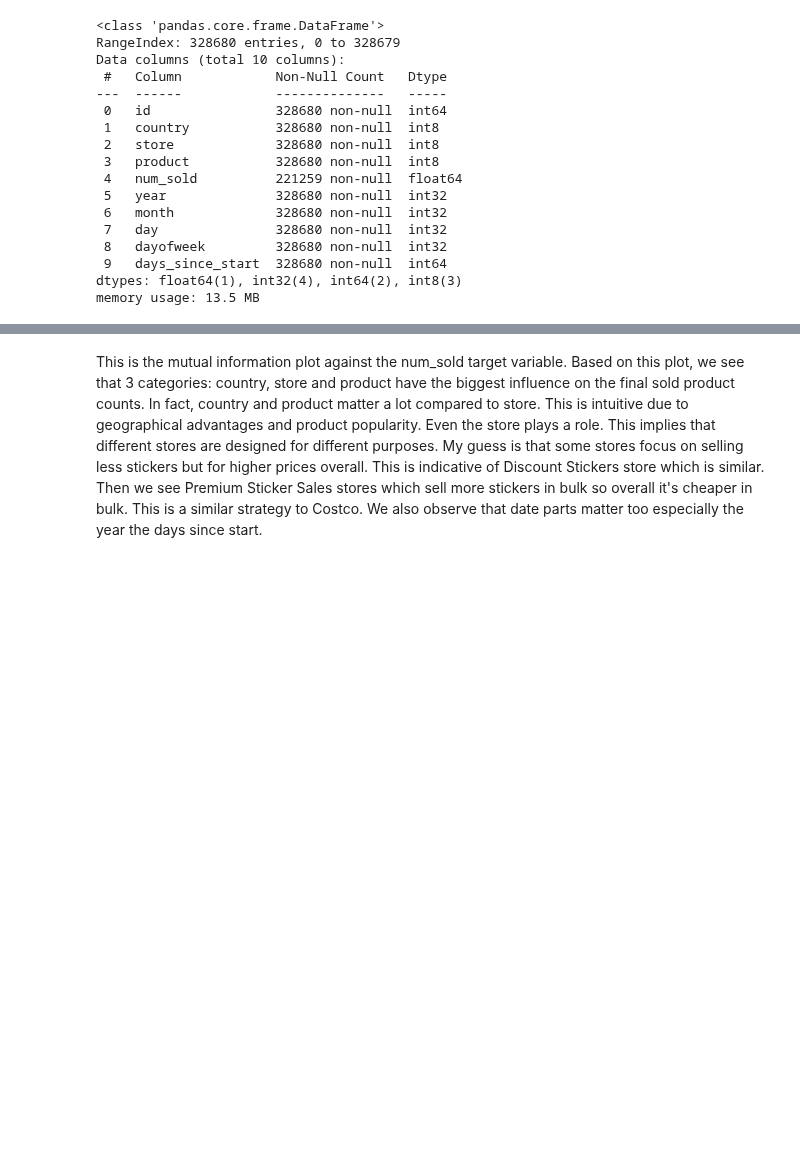
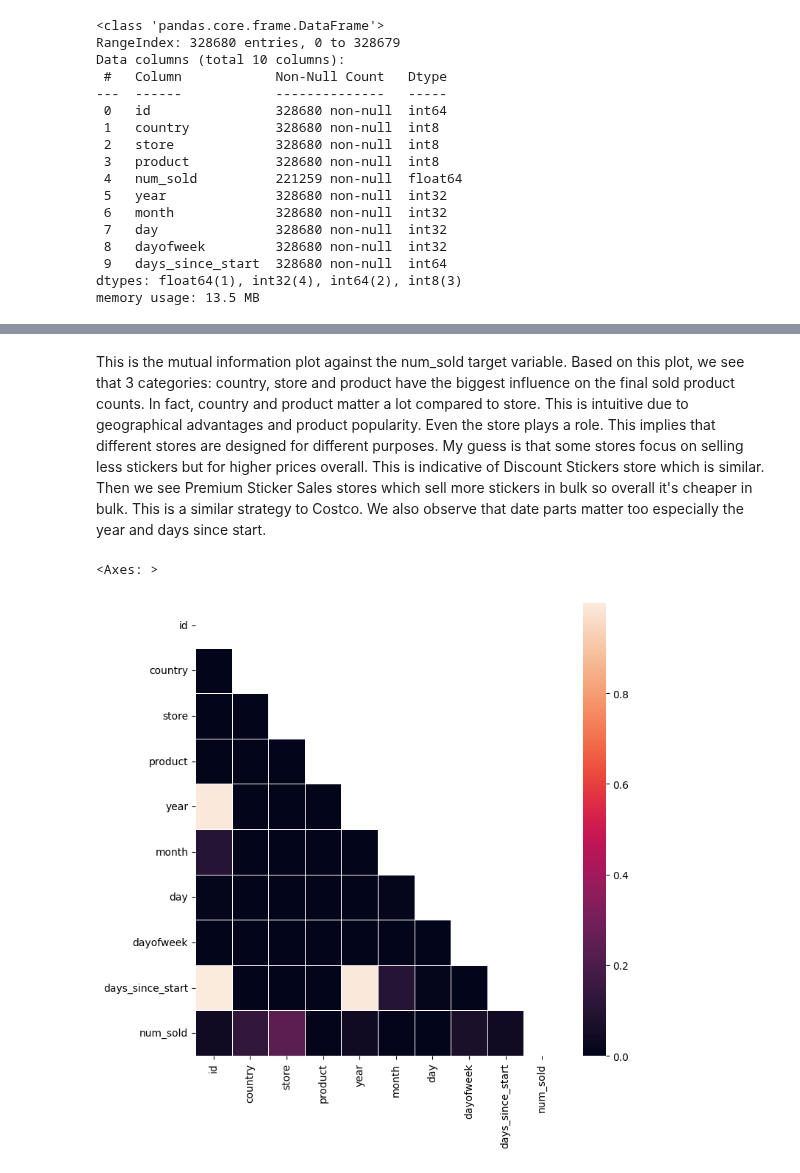
Before and after one commit to LoneCoder21/Kaggle-Notebooks, a Jupyter notebook: Regression/Forecasting Sticker Sales/eda.ipynb, the cells around one changed output, grey strips where cells are left out. Saved outputs shown, nothing was run; the diff lists cells and outputs as text; code cells hidden in the pictures; blank space fills up the shorter version.

```diff
--- a/Regression/Forecasting Sticker Sales/eda.ipynb
+++ b/Regression/Forecasting Sticker Sales/eda.ipynb
@@ -242,2 +249,16 @@ Text(0.5, 1.0, 'Mutual Information vs. Target')
 # %% [markdown]
-This is the mutual information plot against the num_sold target variable. Based on this plot, we see that 3 categories: country, store and product have the biggest influence on the final sold product counts. In fact, country and product matter a lot compared to store. This is intuitive due to geographical advantages and product popularity. Even the store plays a role. This implies that different stores are designed for different purposes. My guess is that some stores focus on selling less stickers but for higher prices overall. This is indicative of Discount Stickers store which is similar. Then we see Premium Sticker Sales stores which sell more stickers in bulk so overall it's cheaper in bulk. This is a similar strategy to Costco. We also observe that date parts matter too especially the year the days since start.
+This is the mutual information plot against the num_sold target variable. Based on this plot, we see that 3 categories: country, store and product have the biggest influence on the final sold product counts. In fact, country and product matter a lot compared to store. This is intuitive due to geographical advantages and product popularity. Even the store plays a role. This implies that different stores are designed for different purposes. My guess is that some stores focus on selling less stickers but for higher prices overall. This is indicative of Discount Stickers store which is similar. Then we see Premium Sticker Sales stores which sell more stickers in bulk so overall it's cheaper in bulk. This is a similar strategy to Costco. We also observe that date parts matter too especially the year and days since start.
+# %%
+data_corr = data.copy()
+
+target = data_corr.pop(target_column)
+data_corr[target_column] = target
+# %%
+corr = data_corr.corr().abs()
+matrix_mask = np.triu(np.ones_like(corr)) # only show the upper triangular for the correlation matrix
+
+f, ax = plt.subplots(figsize=(8, 8))
+sns.heatmap(corr, linewidths=.5, mask=matrix_mask)
+# %% [output]
+<Axes: >
+[figure, added]
```
Also changed, not shown: parts of 4 cells of this notebook.
